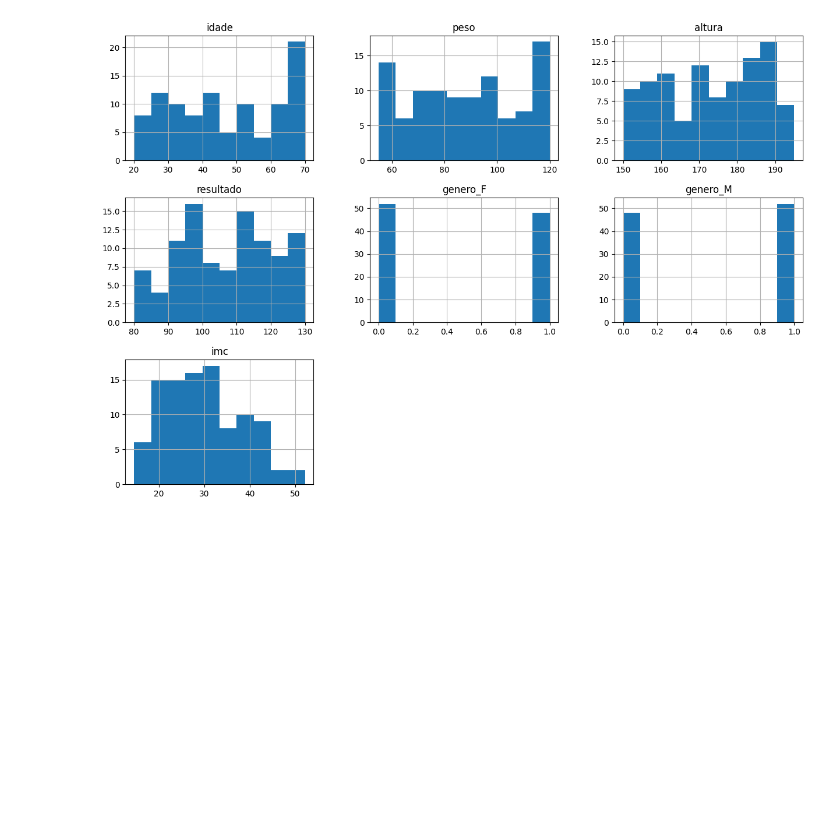
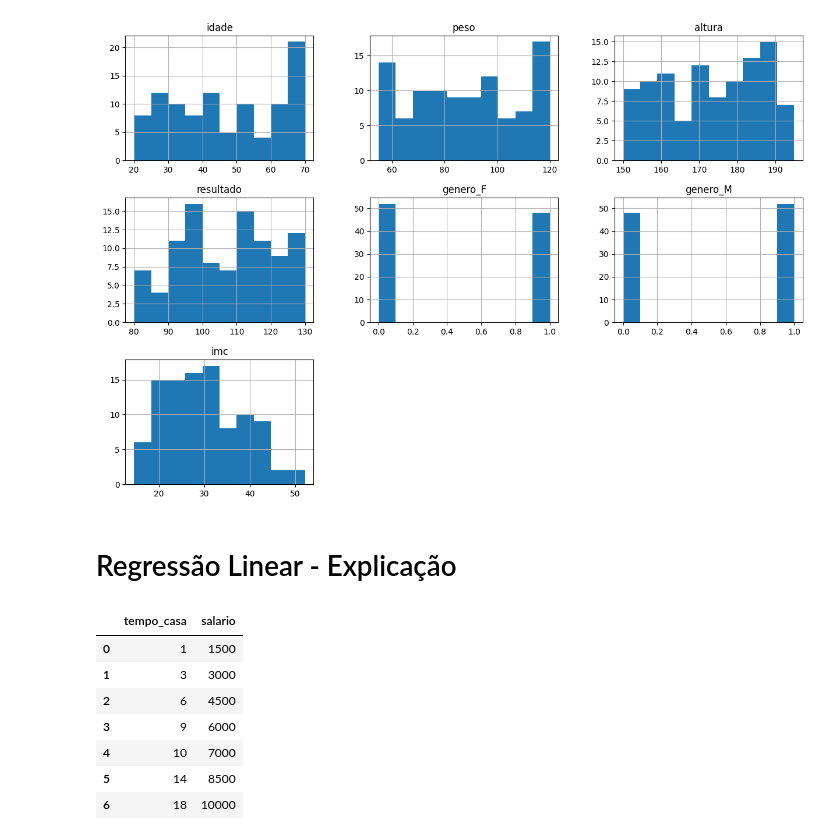
Before and after one commit to angelomedeiros/formacao-ia-modelo_diabetes, a Jupyter notebook: model_diabetes.ipynb, the cells around one changed output. Drawn from its saved outputs; the diff is of its cells as text; code cells hidden in the pictures; blank space fills up the shorter version.

```diff
--- a/model_diabetes.ipynb
+++ b/model_diabetes.ipynb
@@ -210,3 +210,5 @@ array([[<Axes: title={'center': 'idade'}>,
        [<Axes: title={'center': 'imc'}>, <Axes: >, <Axes: >]],
       dtype=object)
 [figure]
+# %% [markdown]
+# Regressão Linear - Explicação
@@ -212,0 +220,11 @@ array([[<Axes: title={'center': 'idade'}>,
+# %%
+df_regressao_simples
+# %% [output]
+|  | tempo_casa | salario |
+| 0 | 1 | 1500 |
+| 1 | 3 | 3000 |
+| 2 | 6 | 4500 |
+| 3 | 9 | 6000 |
+| 4 | 10 | 7000 |
+| 5 | 14 | 8500 |
+| 6 | 18 | 10000 |
```
Also changed, not shown: parts of 4 cells of this notebook.
